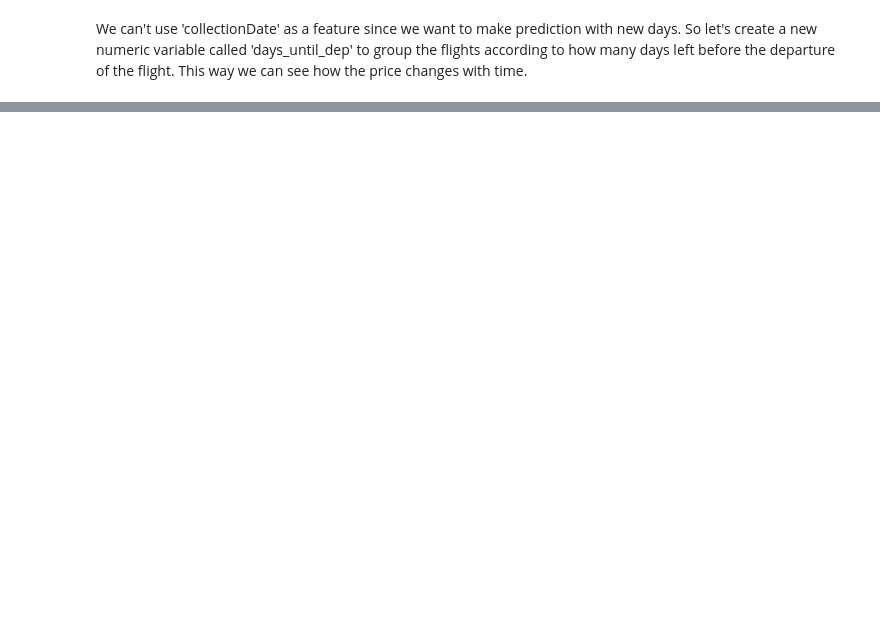
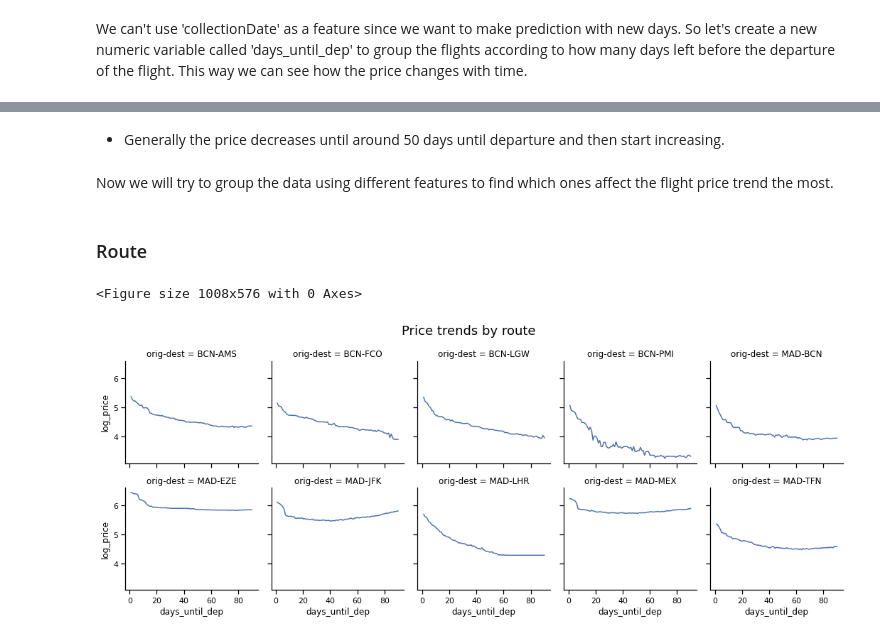
Before and after one commit to adriancervero/flight-prices-prediction, a Jupyter notebook: notebooks/02-exploratory_data_analysis.ipynb, the cells around one changed output, grey strips where cells are left out. Cells and saved outputs as stored; diff of their text form; code cells hidden in the pictures; blank space fills up the shorter version.

```diff
--- a/notebooks/02-exploratory_data_analysis.ipynb
+++ b/notebooks/02-exploratory_data_analysis.ipynb
@@ -555,0 +510,17 @@ Name: log_price, dtype: float64
+# %% [markdown]
+* Generally the price decreases until around 50 days until departure and then start increasing.
+# %% [markdown]
+Now we will try to group the data using different features to find which ones affect the flight price trend the most.
+# %% [markdown]
+### Route
+# %%
+grouped = flights.groupby(['orig-dest','days_until_dep'])['log_price'].quantile(.25).reset_index()
+
+plt.figure(figsize=(14,8));
+g = sns.FacetGrid(grouped, col="orig-dest", col_wrap=5);
+g.map(sns.lineplot, "days_until_dep", "log_price");
+g.fig.suptitle('Price trends by route', fontsize=18);
+plt.tight_layout()
+# %% [output]
+<Figure size 1008x576 with 0 Axes>
+[figure, added]
```
Also changed, not shown: parts of 117 cells of this notebook, 3 other files.
